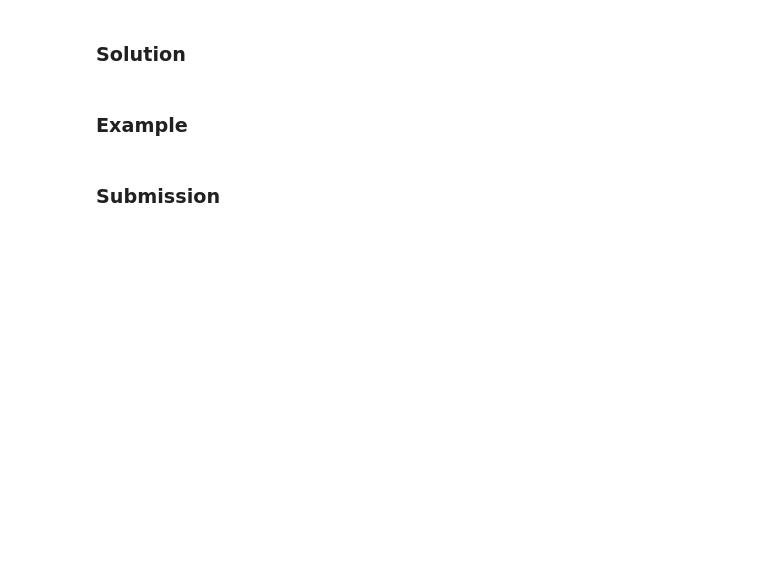
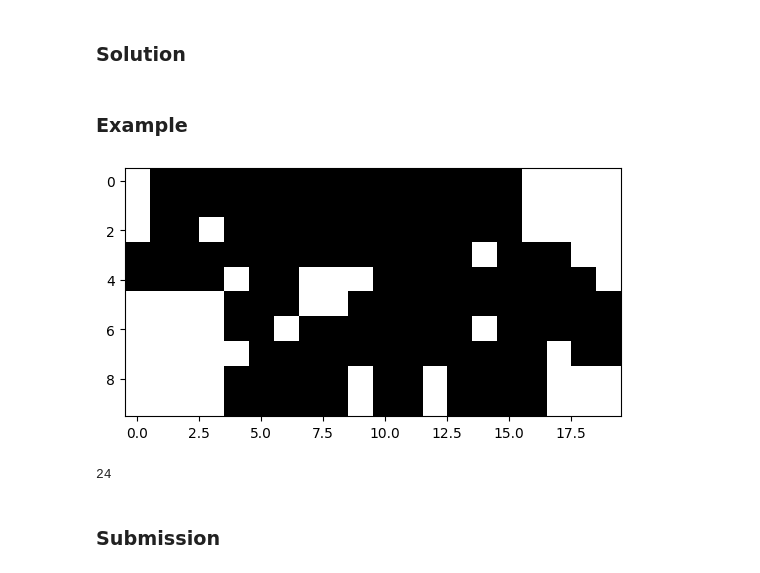
Before and after one commit to bstamenkovits/advent-of-code, a Jupyter notebook: 2023/AoC_2023_Day10.ipynb, the cells around one changed output. Cells and saved outputs as stored; diff of their text form; code cells hidden in the pictures; blank space fills up the shorter version.

```diff
--- a/2023/AoC_2023_Day10.ipynb
+++ b/2023/AoC_2023_Day10.ipynb
@@ -236,5 +174,7 @@ def find_connected_pipes(current_coordinates, lines):
 # %%
-def follow_pipe(position, origin_direction, lines):
+def follow_pipe(first_step, lines):
+    position, origin_direction = first_step
+
     counter = 1
     while True:
         symbol = lines[position[0]][position[1]]
@@ -442,2 +505,23 @@ def my_func(input_string):
+# %%
+import matplotlib.pyplot as plt
+
+
+def find_number_of_enclosed_cells(input_string):
+    lines = input_string.splitlines()
+    starting_position = find_starting_position(lines)
+    first_step = find_first_step(starting_position, lines)
+
+    vertices = follow_pipe(first_step, lines)
+
+    counter = 0
+    for row in range(len(grid)):
+        for col in range(len(grid[0])):
+            position = (row, col)
+            if is_enclosed(position, grid):
+                counter += 1
+
+    plt.imshow(grid, cmap='binary', interpolation='none')
+    plt.show()
+    return counter
 # %% [markdown]
 ### Example
@@ -453,2 +528,19 @@ my_func(input_string)
+# %%
+input_string = """.F----7F7F7F7F-7....
+.|F--7||||||||FJ....
+.||.FJ||||||||L7....
+FJL7L7LJLJ||LJ.L-7..
+L--J.L7...LJS7F-7L7.
+....F-J..F7FJ|L7L7L7
+....L7.F7||L7|.L7L7|
+.....|FJLJ|FJ|F7|.LJ
+....FJL-7.||.||||...
+....L---J.LJ.LJLJ..."""
+
+
+find_number_of_enclosed_cells(input_string)
+# %% [output]
+[figure, added]
+24
 # %% [markdown]
 ### Submission
```
Also changed, not shown: parts of 13 cells of this notebook.
